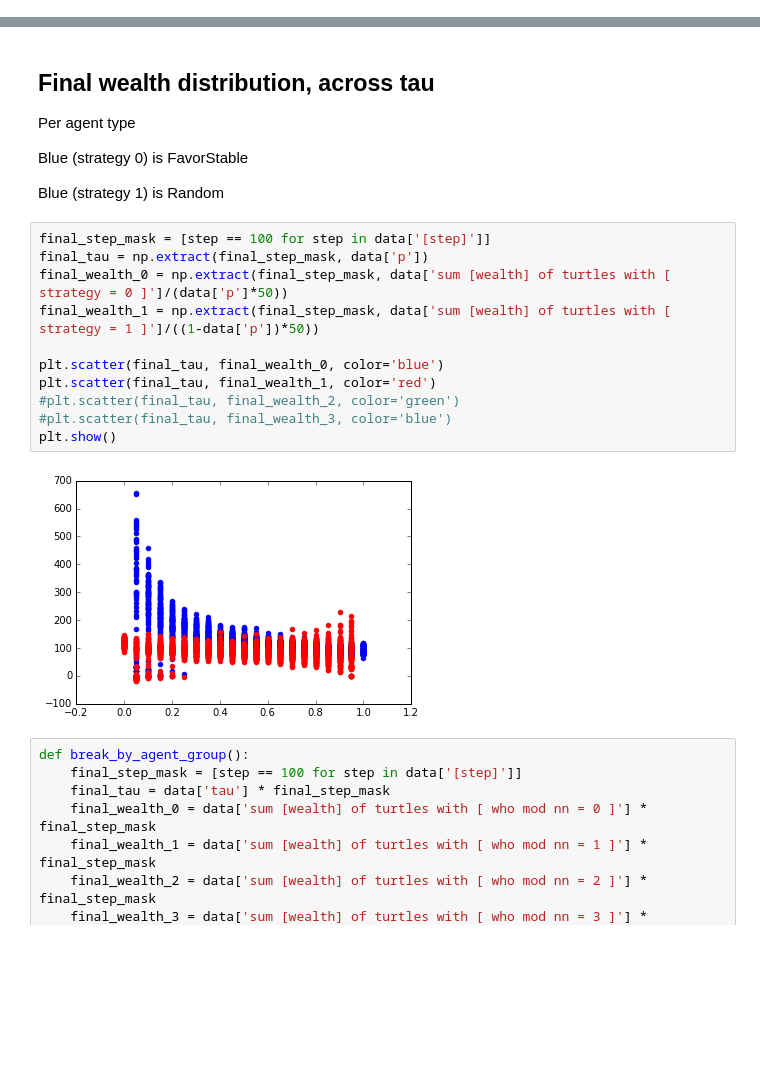
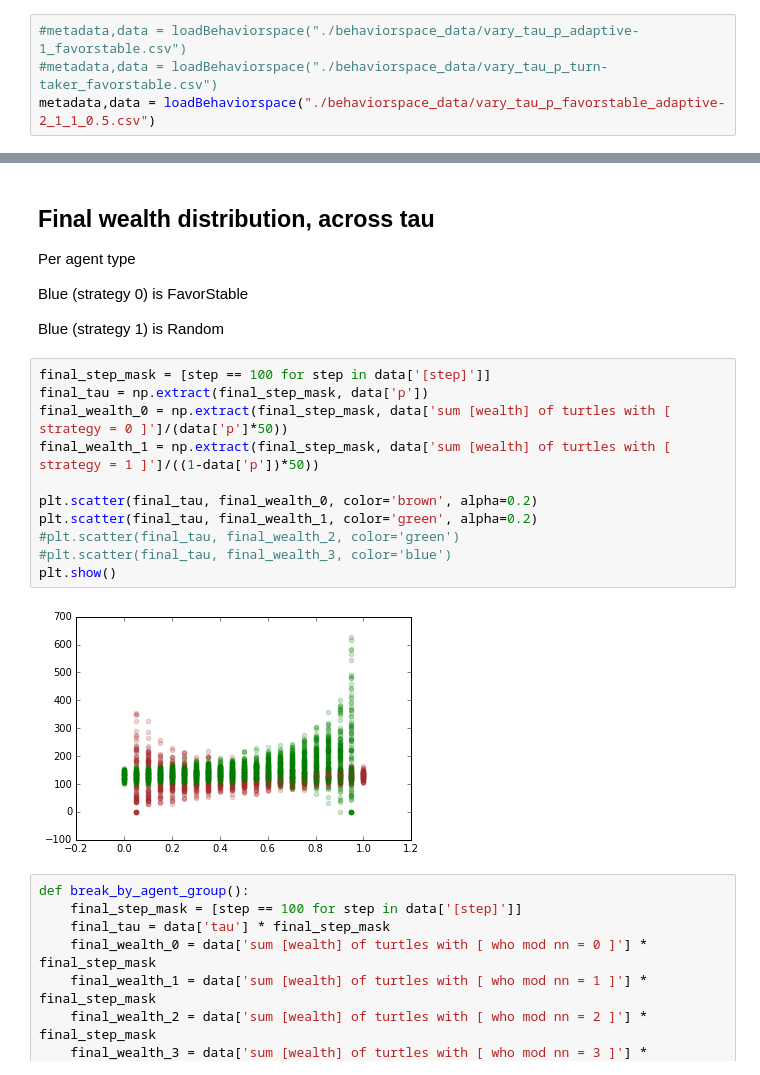
Before and after one commit to marycourtland/complexity-challenge-spring-2018, a Jupyter notebook: two_strategy_mix_analysis.ipynb, the cells around one changed output, grey strips where cells are left out. Cells and saved outputs as stored; diff of their text form; blank space fills up the shorter version.

```diff
--- a/two_strategy_mix_analysis.ipynb
+++ b/two_strategy_mix_analysis.ipynb
@@ -32,3 +30,7 @@ metadata,data = loadBehaviorspace("./behaviorspace_data/vary_tau_p_adaptive-1_fa
+# %%
+#metadata,data = loadBehaviorspace("./behaviorspace_data/vary_tau_p_adaptive-1_favorstable.csv")
+#metadata,data = loadBehaviorspace("./behaviorspace_data/vary_tau_p_turn-taker_favorstable.csv")
+metadata,data = loadBehaviorspace("./behaviorspace_data/vary_tau_p_favorstable_adaptive-2_1_1_0.5.csv")
 # %% [markdown]
 ## Final total wealth, across p
 
@@ -76,16 +79,16 @@ Blue (strategy 1) is Random
 # %%
 final_step_mask = [step == 100 for step in data['[step]']]
 final_tau = np.extract(final_step_mask, data['p'])
 final_wealth_0 = np.extract(final_step_mask, data['sum [wealth] of turtles with [ strategy = 0 ]']/(data['p']*50))
 final_wealth_1 = np.extract(final_step_mask, data['sum [wealth] of turtles with [ strategy = 1 ]']/((1-data['p'])*50))
 
-plt.scatter(final_tau, final_wealth_0, color='blue')
-plt.scatter(final_tau, final_wealth_1, color='red')
+plt.scatter(final_tau, final_wealth_0, color='brown', alpha=0.2)
+plt.scatter(final_tau, final_wealth_1, color='green', alpha=0.2)
 #plt.scatter(final_tau, final_wealth_2, color='green')
 #plt.scatter(final_tau, final_wealth_3, color='blue')
 plt.show()
 # %% [output]
-[figure, old version]
+[figure, new version]
 # %%
 def break_by_agent_group():
     final_step_mask = [step == 100 for step in data['[step]']]
```
Also changed, not shown: parts of 2 cells of this notebook, 9 other files.
